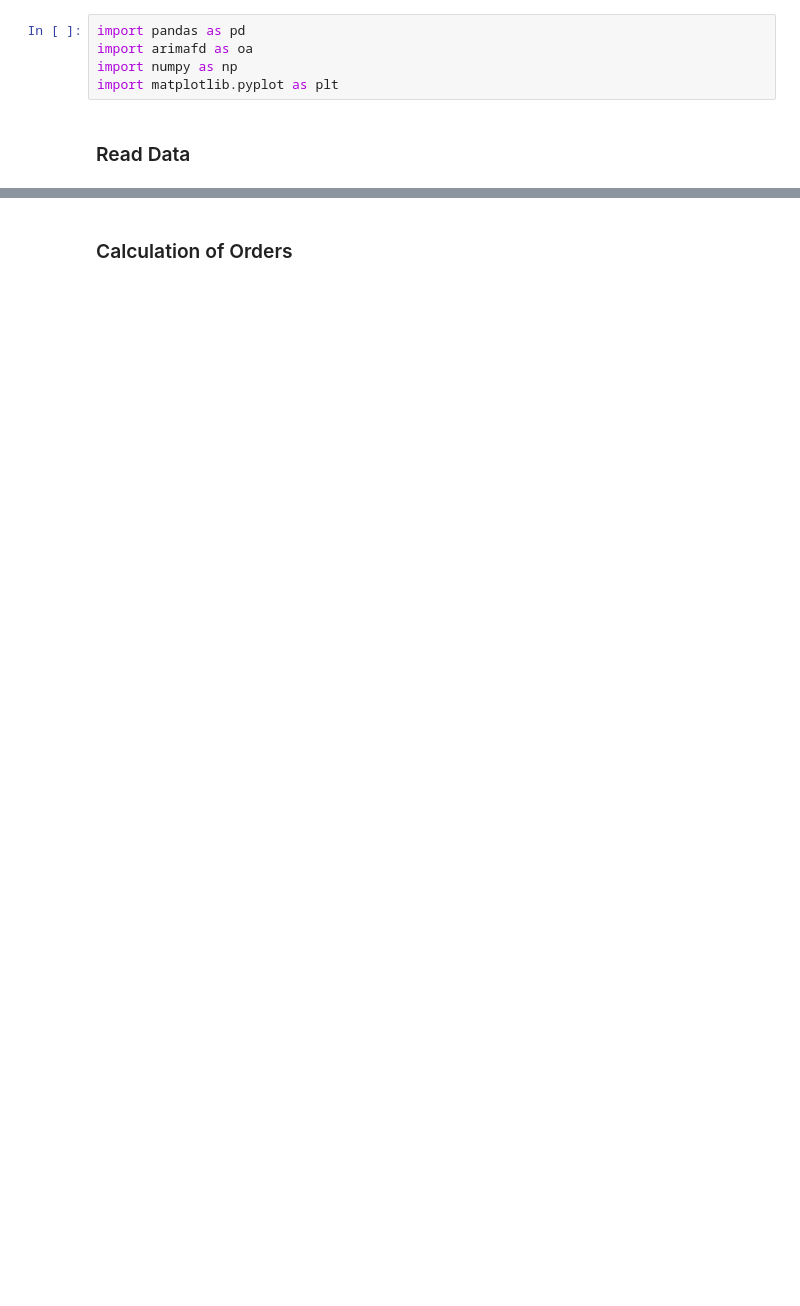
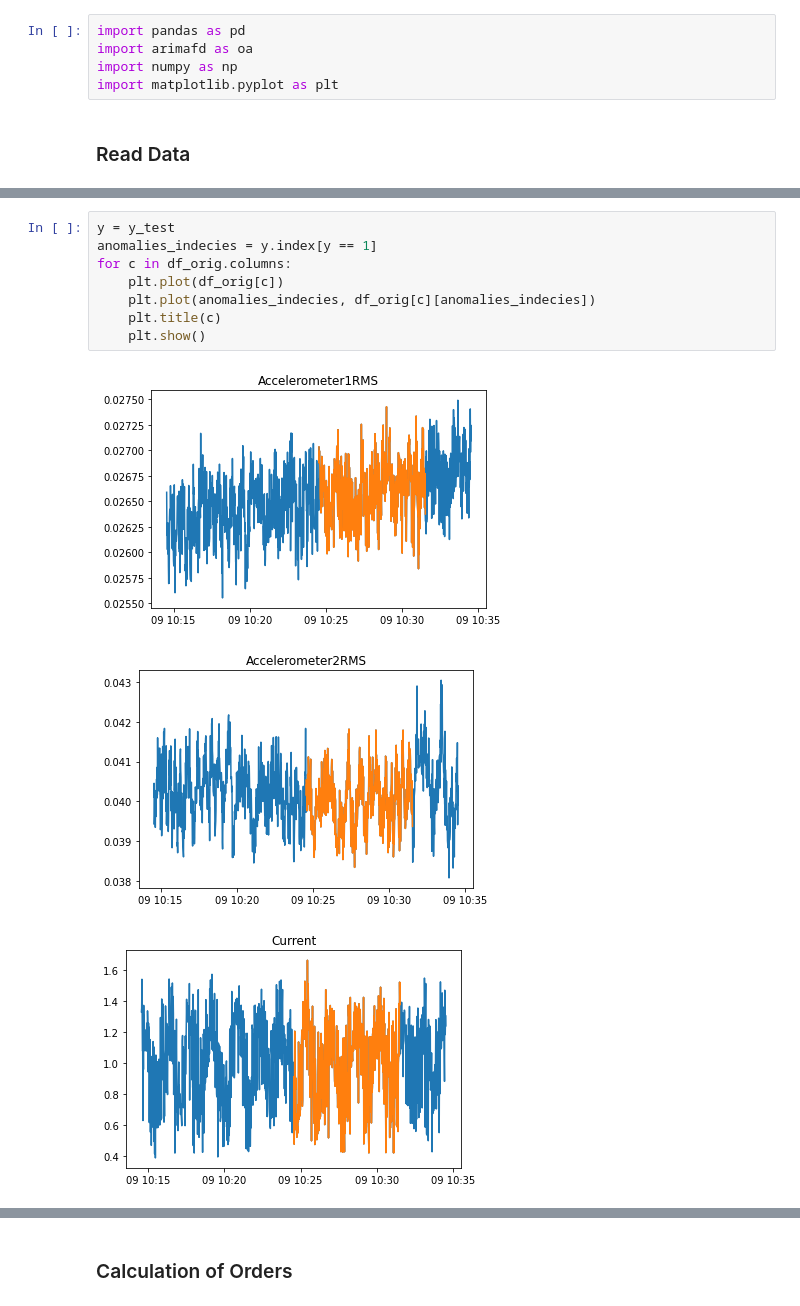
Before and after one commit to dabdya/anomaly_detection, a Jupyter notebook: ARIMA Multivariate.ipynb, the cells around one changed output, grey strips where cells are left out. Cells and saved outputs as stored; diff of their text form; blank space fills up the shorter version.

```diff
--- a/ARIMA Multivariate.ipynb
+++ b/ARIMA Multivariate.ipynb
@@ -15,0 +25,12 @@ df.sort_index(inplace=True)
+# %%
+y = y_test
+anomalies_indecies = y.index[y == 1]
+for c in df_orig.columns:
+    plt.plot(df_orig[c])
+    plt.plot(anomalies_indecies, df_orig[c][anomalies_indecies])
+    plt.title(c)
+    plt.show()
+# %% [output]
+[figure, added]
+[figure, added]
+[figure, added]
```
Also changed, not shown: parts of 18 cells of this notebook.
